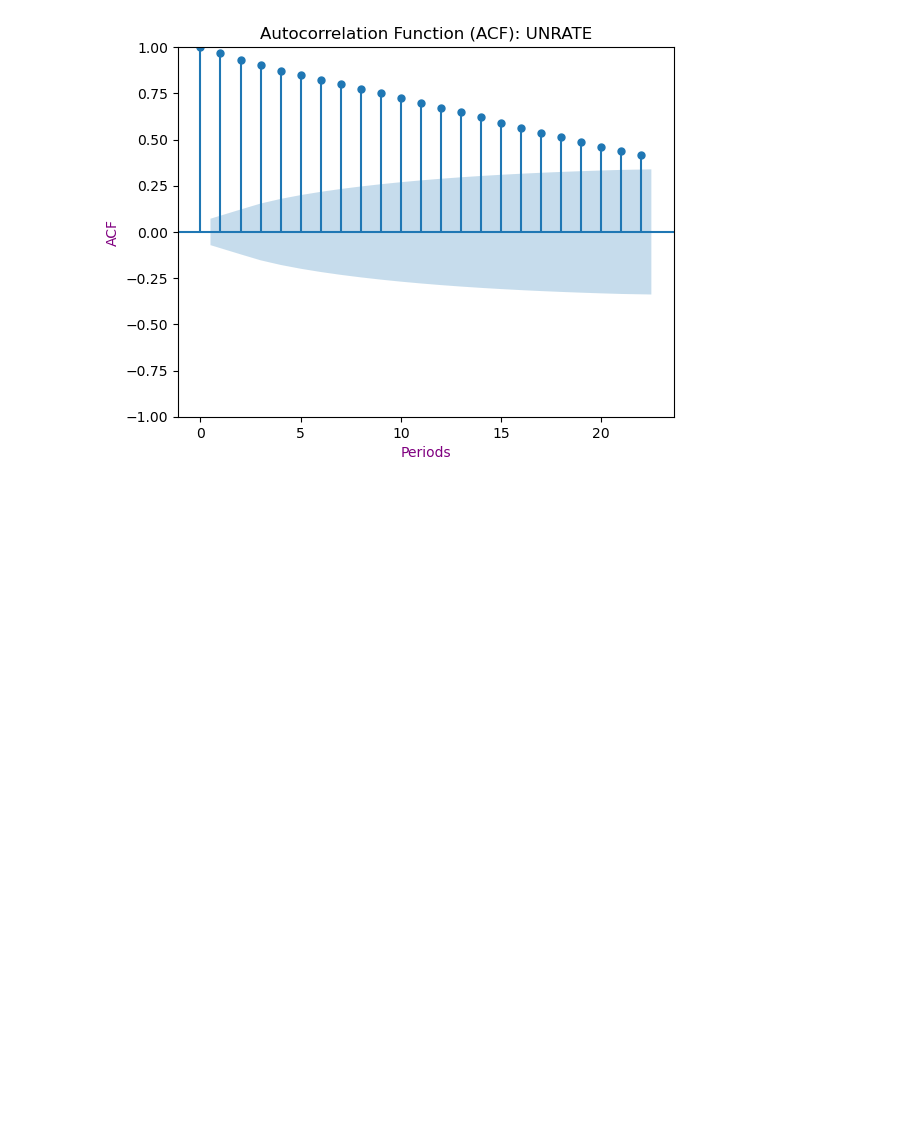
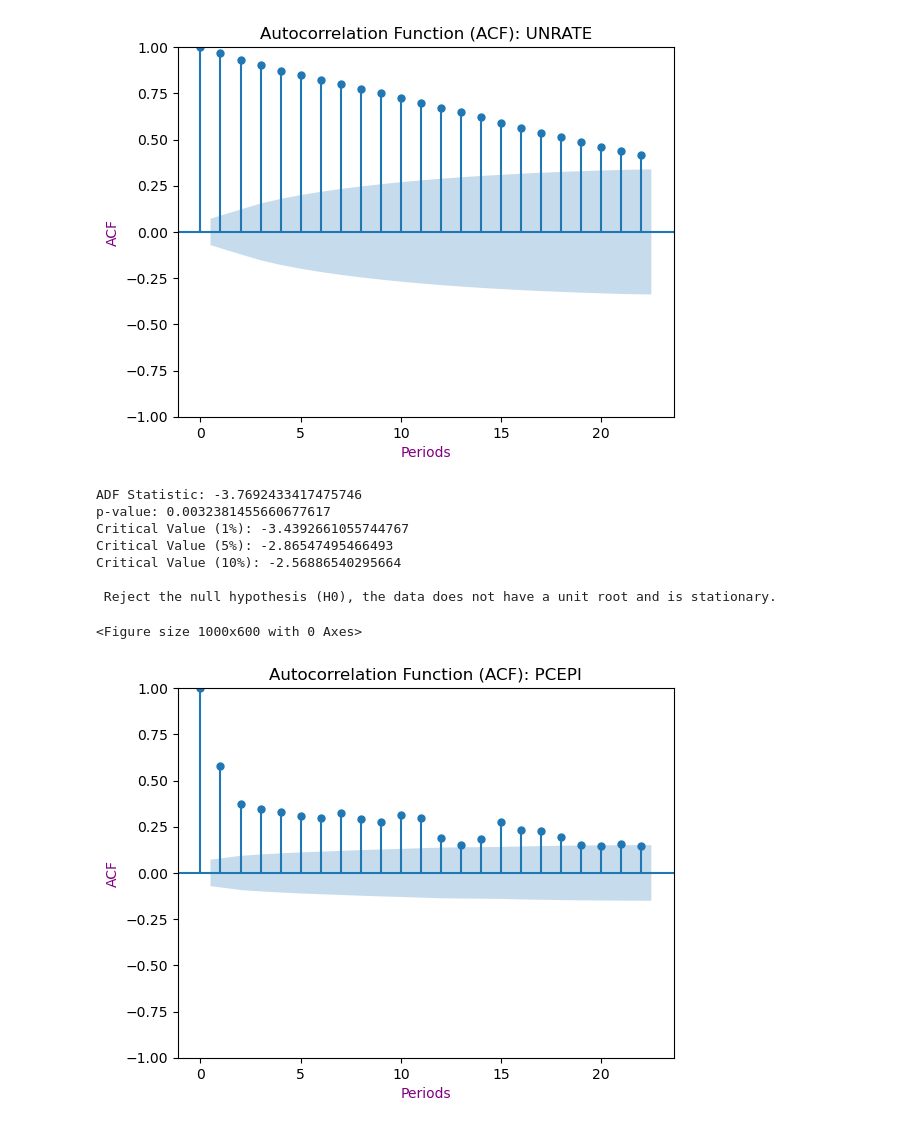
Before and after one commit to Engineer194/Analysis-of-the-US-Economy---Part-2, a Jupyter notebook: calculations.ipynb, the cells around one changed output. Cells and saved outputs as stored; diff of their text form; code cells hidden in the pictures; blank space fills up the shorter version.

```diff
--- a/calculations.ipynb
+++ b/calculations.ipynb
@@ -257,3 +257,41 @@ Critical Value (10%): -2.568831705010152
  Reject the null hypothesis (H0), the data does not have a unit root and is stationary.
 <Figure size 1000x600 with 0 Axes>
 [figure]
+# %%
+# We select the column we want to analyze (eg 'unrate').
+time_series = all_data['pcepi'].copy()
+# Checking for stationarity with the ADF test.
+result = adfuller(time_series)
+print('ADF Statistic:', result[0])
+print('p-value:', result[1])
+for key, value in result[4].items():
+    print('Critical Value ({}): {}'.format(key, value))
+
+# Differentiation of the time series:
+# If the time series is not stationary, we can make it stationary by differentiation!
+# time_series.diff().dropna()
+if result[1] > 0.05:  # If the p-value is greater than 0.05, the series is not stationary.
+    time_series = time_series.diff().dropna()
+
+if result[1] > 0.05:
+    print('\n Fail to reject the null hypothesis (H0), the data has a unit root and is non-stationary. \n')
+else:
+    print('\n Reject the null hypothesis (H0), the data does not have a unit root and is stationary. \n')
+
+# Autocorrelation study (ACF)
+plt.figure(figsize=(10, 6))
+plot_acf(time_series, lags=22) # We want to see the autocorrelation for up to 22 lag periods.
+plt.title('Autocorrelation Function (ACF): PCEPI')
+plt.xlabel("Periods", color = "purple")
+plt.ylabel("ACF", color = "purple")
+plt.show()
+# %% [output]
+ADF Statistic: -3.7692433417475746
+p-value: 0.0032381455660677617
+Critical Value (1%): -3.4392661055744767
+Critical Value (5%): -2.86547495466493
+Critical Value (10%): -2.56886540295664
+
+ Reject the null hypothesis (H0), the data does not have a unit root and is stationary.
+<Figure size 1000x600 with 0 Axes>
+[figure, added]
```
Also changed, not shown: parts of 1 cell of this notebook.
